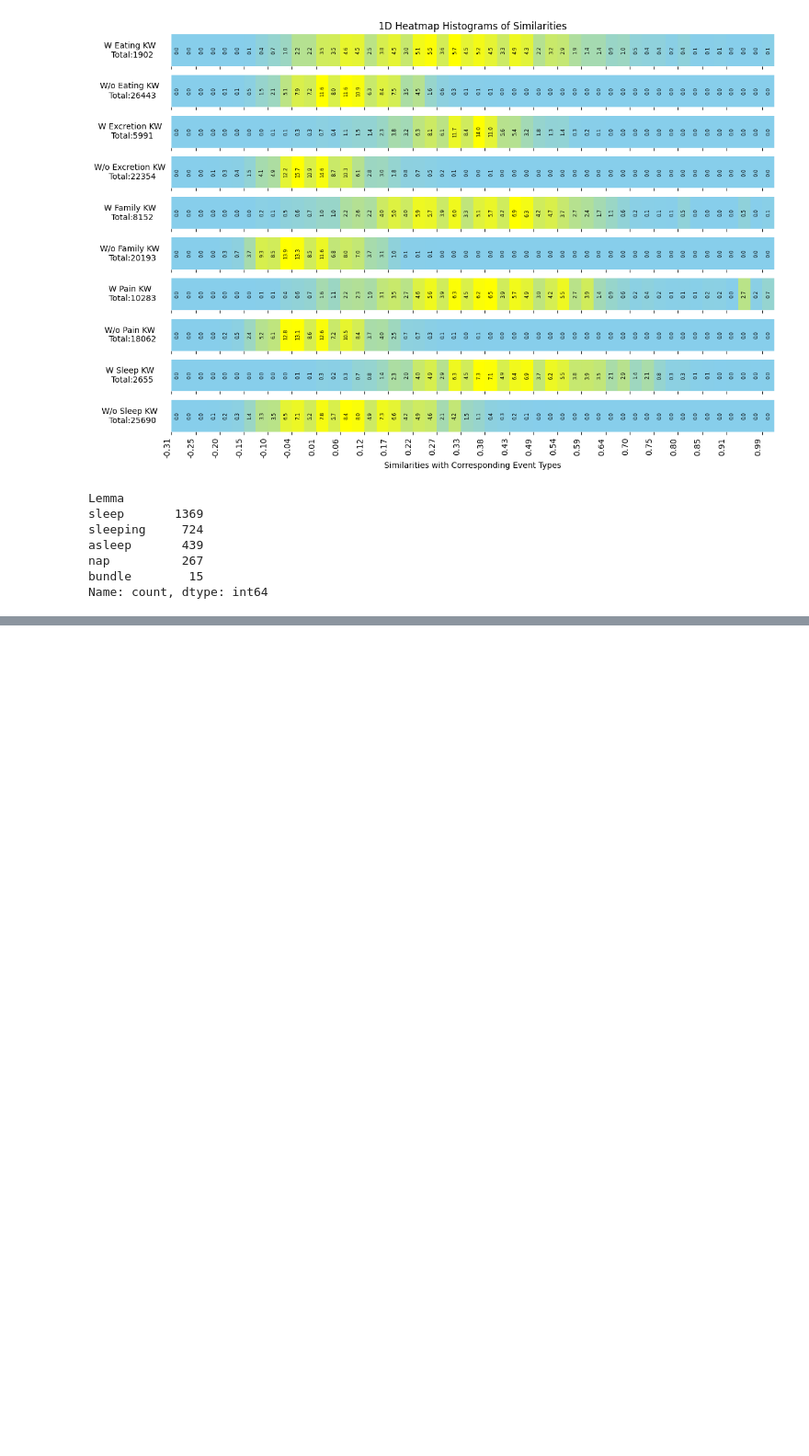
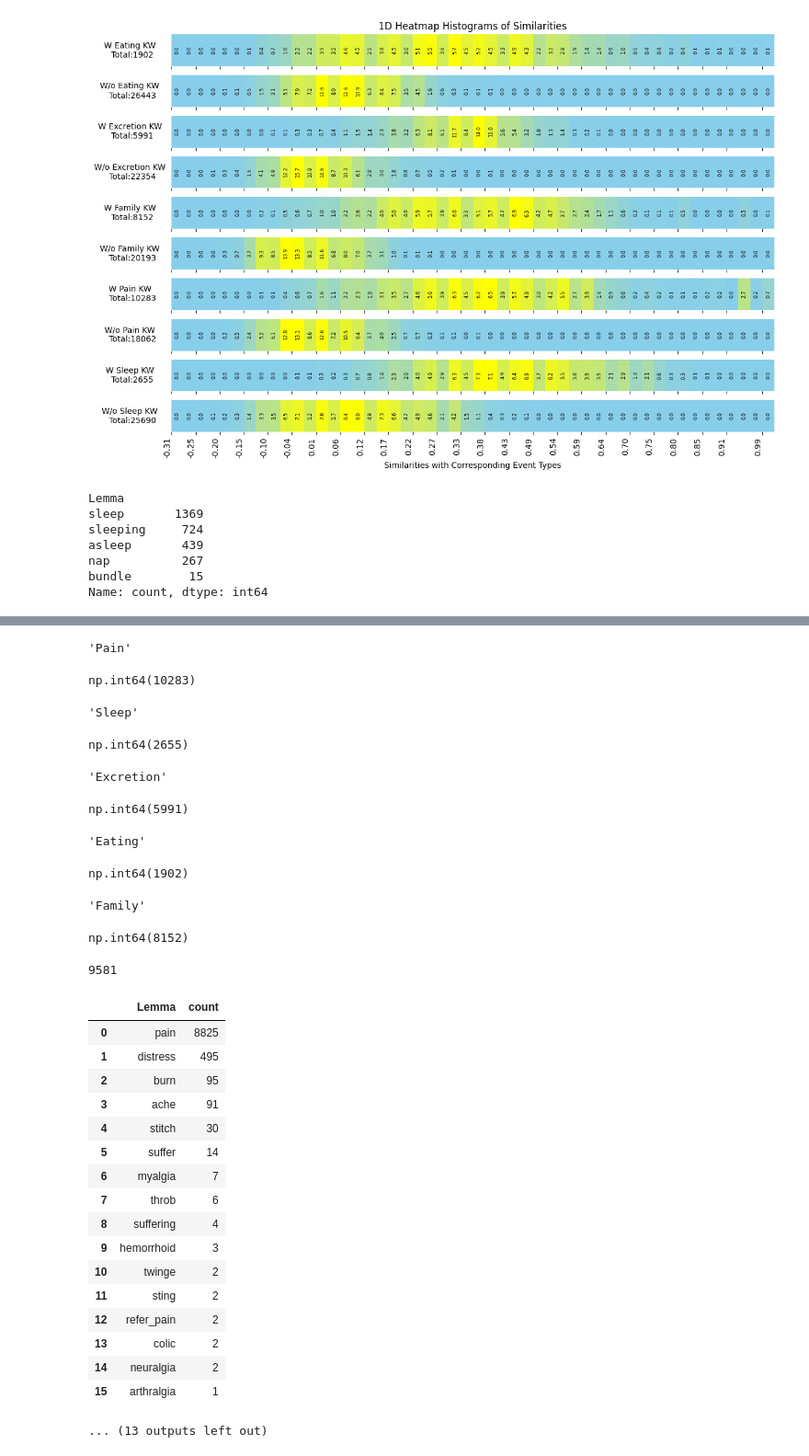
Before and after one commit to allmin/event_log_from_text, a Jupyter notebook: scripts/04b_combine_results_find_disagreement.ipynb, the cells around one changed output, grey strips where cells are left out. Shown at 92% size. Drawn from its saved outputs; the diff is of its cells as text; code cells hidden in the pictures; blank space fills up the shorter version.

```diff
--- a/scripts/04b_combine_results_find_disagreement.ipynb
+++ b/scripts/04b_combine_results_find_disagreement.ipynb
@@ -310,7 +310,7 @@ def bin_and_sample(df, similarity_col='Sleep_similarity', lemma_col='Lemma', bin
     return sampled_df
 
 # Step 3: Sample from each Lemma group
-for ET in similarity_columns:
+for ET in ["Sleep"]:#similarity_columns:
     kw_present_sampled_df = (
     df_both_w_ET[ET]
     .groupby("Lemma", group_keys=False)
@@ -343,7 +343,7 @@ for ET in similarity_columns:
     combined_kw_present_not_present_sampled_df = pd.concat([kw_present_sampled_df,kw_not_present_sampled_df], ignore_index=True)
     combined_kw_present_not_present_sampled_df[f"gt_{ET}"] = False
     # assert(len(combined_kw_present_not_present_sampled_df.UID)==len(combined_kw_present_not_present_sampled_df.UID).unique())
-    combined_kw_present_not_present_sampled_df.to_pickle(f"../exports/groundtruth/Generated/{ET}_{len(kw_present_sampled_df)}_{len(kw_not_present_sampled_df)}.pkl")
-    combined_kw_present_not_present_sampled_df.to_excel(f"../exports/groundtruth/Generated/{ET}_{len(kw_present_sampled_df)}_{len(kw_not_present_sampled_df)}.xlsx", index=False)
+    # combined_kw_present_not_present_sampled_df.to_pickle(f"../exports/groundtruth/Generated/{ET}_{len(kw_present_sampled_df)}_{len(kw_not_present_sampled_df)}.pkl")
+    # combined_kw_present_not_present_sampled_df.to_excel(f"../exports/groundtruth/Generated/{ET}_{len(kw_present_sampled_df)}_{len(kw_not_present_sampled_df)}.xlsx", index=False)
 # %% [output]
 Lemma
@@ -417,3 +372,39 @@ Name: count, dtype: int64
+# %%
+for ET in ["Pain", "Sleep", "Excretion", "Eating", "Family"]:
+    display(ET, df_both.Event_Name_dictionary.apply(lambda x: ET in x).sum())
+
+for ET in ["Pain", "Sleep", "Excretion", "Eating", "Family"]:
+    display( len(df_both_w_ET[ET]), df_both_w_ET[ET].Lemma.value_counts().reset_index(), kw_present_sampled_df.Lemma.value_counts())
+# %% [output]
+'Pain'
+np.int64(10283)
+'Sleep'
+np.int64(2655)
+'Excretion'
+np.int64(5991)
+'Eating'
+np.int64(1902)
+'Family'
+np.int64(8152)
+9581
+|  | Lemma | count |
+| 0 | pain | 8825 |
+| 1 | distress | 495 |
+| 2 | burn | 95 |
+| 3 | ache | 91 |
+| 4 | stitch | 30 |
+| 5 | suffer | 14 |
+| 6 | myalgia | 7 |
+| 7 | throb | 6 |
+| 8 | suffering | 4 |
+| 9 | hemorrhoid | 3 |
+| 10 | twinge | 2 |
+| 11 | sting | 2 |
+| 12 | refer_pain | 2 |
+| 13 | colic | 2 |
+| 14 | neuralgia | 2 |
+| 15 | arthralgia | 1 |
+... (13 outputs left out)
 # %%
 # import pandas as pd
 # import numpy as np
```
Also changed, not shown: parts of 6 cells of this notebook, 6 other files.
